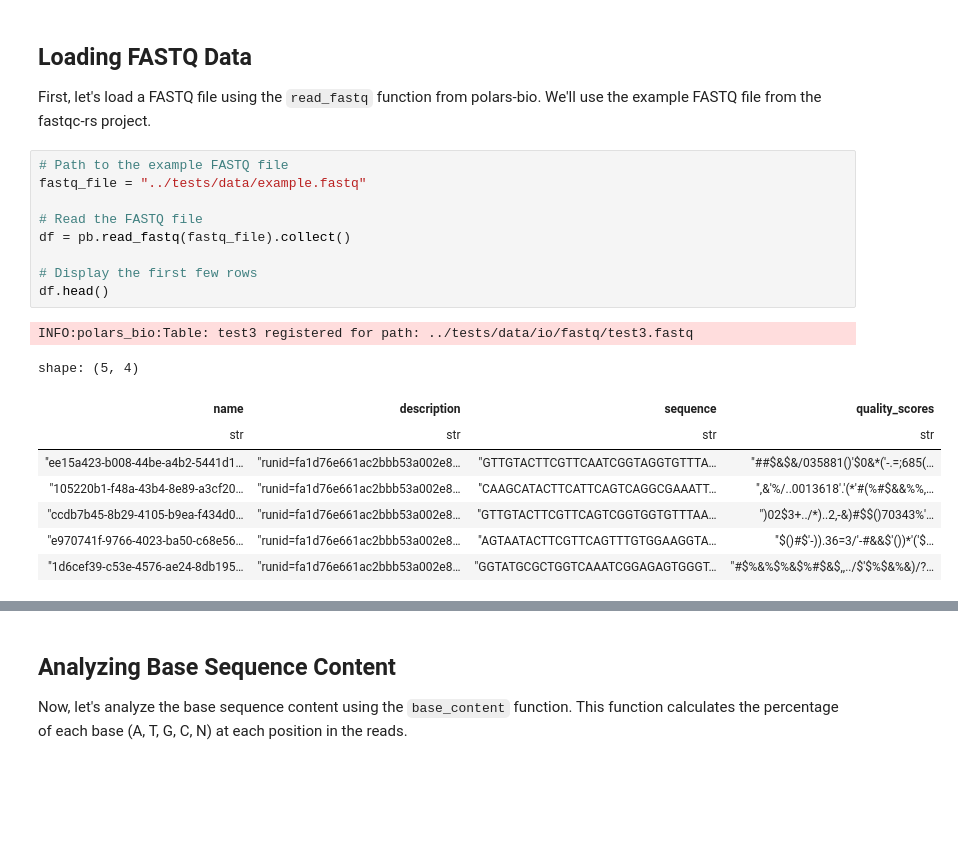
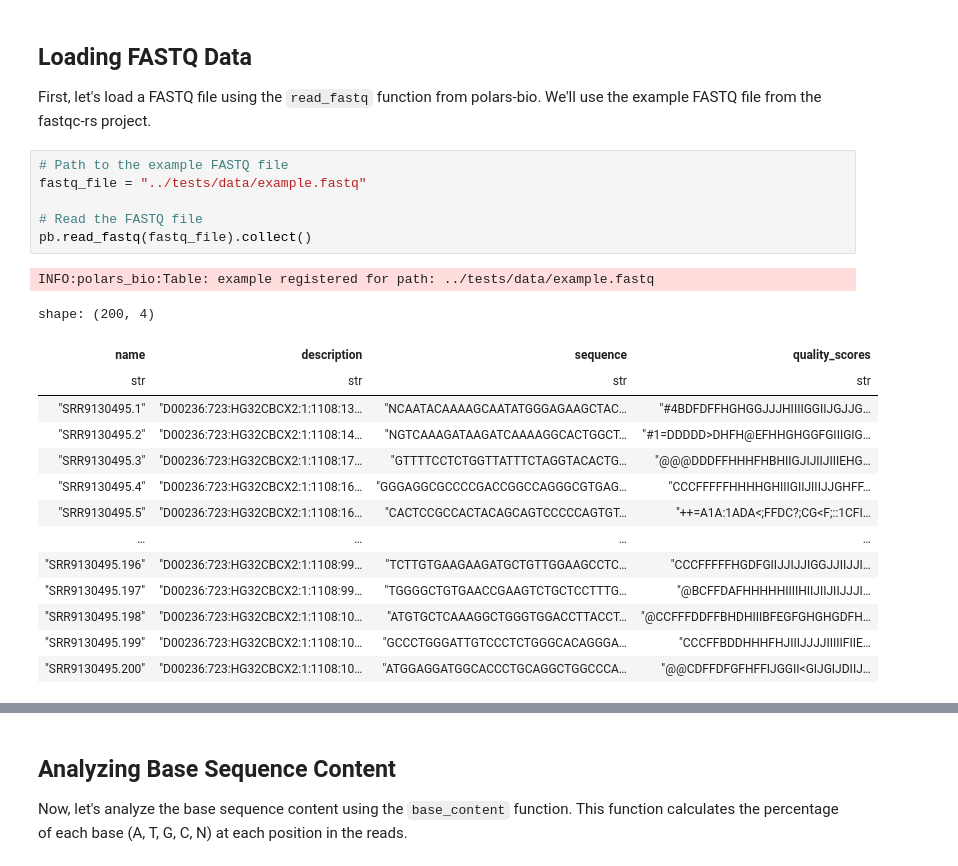
Before and after one commit to bartwild/polars-bio, a Jupyter notebook: examples/base_content_qc.ipynb, the cells around one changed output, grey strips where cells are left out. Drawn from its saved outputs; the diff is of its cells as text; blank space fills up the shorter version.

```diff
--- a/examples/base_content_qc.ipynb
+++ b/examples/base_content_qc.ipynb
@@ -20,19 +24,22 @@ First, let's load a FASTQ file using the `read_fastq` function from polars-bio.
 # %%
 # Path to the example FASTQ file
 fastq_file = "../tests/data/example.fastq"
 
 # Read the FASTQ file
-df = pb.read_fastq(fastq_file).collect()
-
-# Display the first few rows
-df.head()
+pb.read_fastq(fastq_file).collect()
 # %% [output]
-INFO:polars_bio:Table: test3 registered for path: ../tests/data/io/fastq/test3.fastq
+INFO:polars_bio:Table: example registered for path: ../tests/data/example.fastq
-shape: (5, 4)
+shape: (200, 4)
 | name | description | sequence | quality_scores |
 | str | str | str | str |
-| "ee15a423-b008-44be-a4b2-5441d1… | "runid=fa1d76e661ac2bbb53a002e8… | "GTTGTACTTCGTTCAATCGGTAGGTGTTTA… | "##$&$&/035881()'$0&*('-.=;685(… |
-| "105220b1-f48a-43b4-8e89-a3cf20… | "runid=fa1d76e661ac2bbb53a002e8… | "CAAGCATACTTCATTCAGTCAGGCGAAATT… | ",&'%/..0013618'.'(*'#(%#$&&%%,… |
-| "ccdb7b45-8b29-4105-b9ea-f434d0… | "runid=fa1d76e661ac2bbb53a002e8… | "GTTGTACTTCGTTCAGTCGGTGGTGTTTAA… | ")02$3+../*)..2,-&)#$$()70343%'… |
-| "e970741f-9766-4023-ba50-c68e56… | "runid=fa1d76e661ac2bbb53a002e8… | "AGTAATACTTCGTTCAGTTTGTGGAAGGTA… | "$()#$'-)).36=3/'-#&&$'())*'('$… |
-| "1d6cef39-c53e-4576-ae24-8db195… | "runid=fa1d76e661ac2bbb53a002e8… | "GGTATGCGCTGGTCAAATCGGAGAGTGGGT… | "#$%&%$%&$%#$&$,,../$'$%$&%&)/?… |
+| "SRR9130495.1" | "D00236:723:HG32CBCX2:1:1108:13… | "NCAATACAAAAGCAATATGGGAGAAGCTAC… | "#4BDFDFFHGHGGJJJHIIIIGGIIJGJJG… |
+| "SRR9130495.2" | "D00236:723:HG32CBCX2:1:1108:14… | "NGTCAAAGATAAGATCAAAAGGCACTGGCT… | "#1=DDDDD>DHFH@EFHHGHGGFGIIIGIG… |
+| "SRR9130495.3" | "D00236:723:HG32CBCX2:1:1108:17… | "GTTTTCCTCTGGTTATTTCTAGGTACACTG… | "@@@DDDFFHHHFHBHIIGJIJIIJIIIEHG… |
+| "SRR9130495.4" | "D00236:723:HG32CBCX2:1:1108:16… | "GGGAGGCGCCCCGACCGGCCAGGGCGTGAG… | "CCCFFFFFHHHHGHIIIGIIJIIIJJGHFF… |
+| "SRR9130495.5" | "D00236:723:HG32CBCX2:1:1108:16… | "CACTCCGCCACTACAGCAGTCCCCCAGTGT… | "++=A1A:1ADA<;FFDC?;CG<F;::1CFI… |
+| … | … | … | … |
+| "SRR9130495.196" | "D00236:723:HG32CBCX2:1:1108:99… | "TCTTGTGAAGAAGATGCTGTTGGAAGCCTC… | "CCCFFFFFHGDFGIIJJIJJIGGJJIIJJI… |
+| "SRR9130495.197" | "D00236:723:HG32CBCX2:1:1108:99… | "TGGGGCTGTGAACCGAAGTCTGCTCCTTTG… | "@BCFFDAFHHHHHIIIIHIIJIIJIIJJJI… |
+| "SRR9130495.198" | "D00236:723:HG32CBCX2:1:1108:10… | "ATGTGCTCAAAGGCTGGGTGGACCTTACCT… | "@CCFFFDDFFBHDHIIIBFEGFGHGHGDFH… |
+| "SRR9130495.199" | "D00236:723:HG32CBCX2:1:1108:10… | "GCCCTGGGATTGTCCCTCTGGGCACAGGGA… | "CCCFFBDDHHHFHJIIIJJJJIIIIIFIIE… |
+| "SRR9130495.200" | "D00236:723:HG32CBCX2:1:1108:10… | "ATGGAGGATGGCACCCTGCAGGCTGGCCCA… | "@@CDFFDFGFHFFIJGGII<GIJGIJDIIJ… |
```
Also changed, not shown: parts of 10 cells of this notebook, 5 other files.
